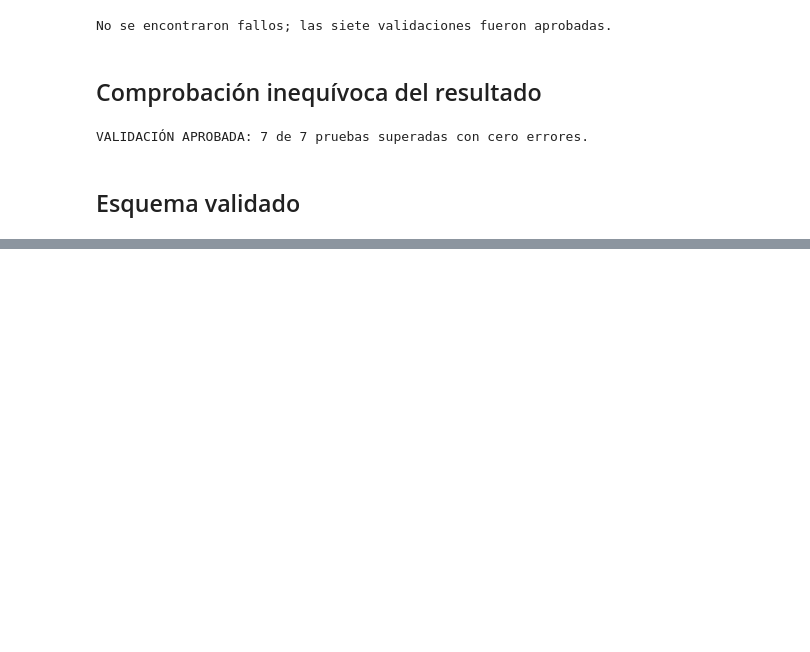
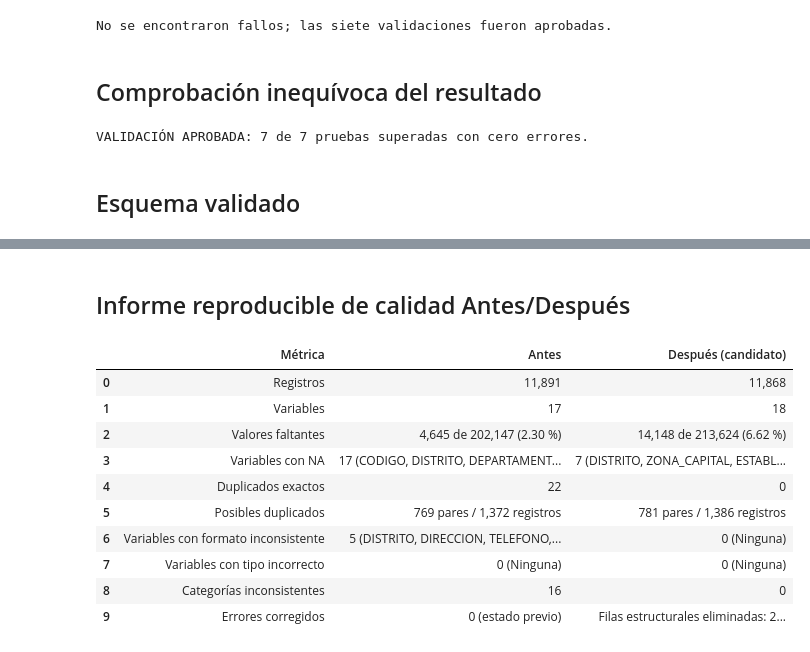
Before and after one commit to JosFer720/Proyecto-Data-Science, a Jupyter notebook: notebooks/05_validacion.ipynb, the cells around one changed output, grey strips where cells are left out. Saved outputs shown, nothing was run; the diff lists cells and outputs as text; code cells hidden in the pictures; blank space fills up the shorter version.

Commit message:
[ADD] Incorporar informe reproducible de calidad Antes/Después

```diff
--- a/notebooks/05_validacion.ipynb
+++ b/notebooks/05_validacion.ipynb
@@ -114,3 +119,31 @@ pd.DataFrame(
 | 15 | JORNADA | string | 0 | 6 |
 | 16 | PLAN | string | 0 | 13 |
 | 17 | DEPARTAMENTAL | string | 0 | 26 |
+# %% [markdown]
+## Informe reproducible de calidad Antes/Después
+# %%
+RUTA_RAW = ROOT / "data" / "raw" / "establecimientos_raw.csv"
+RUTA_TRANSFORMACIONES = ROOT / "data" / "processed" / "transformaciones.csv"
+RUTA_DUPLICADOS = ROOT / "data" / "processed" / "duplicados_revisados.csv"
+
+df_raw = pd.read_csv(RUTA_RAW, dtype="string", keep_default_na=False)
+transformaciones = pd.read_csv(RUTA_TRANSFORMACIONES, dtype="string")
+duplicados_revisados = pd.read_csv(RUTA_DUPLICADOS, dtype="string")
+
+comparacion = calcular_comparacion_calidad(
+    df_raw, df_candidato, transformaciones
+)
+tabla_calidad = tabla_comparativa(comparacion)
+tabla_calidad
+# %% [output]
+|  | Métrica | Antes | Después (candidato) |
+| 0 | Registros | 11,891 | 11,868 |
+| 1 | Variables | 17 | 18 |
+| 2 | Valores faltantes | 4,645 de 202,147 (2.30 %) | 14,148 de 213,624 (6.62 %) |
+| 3 | Variables con NA | 17 (CODIGO, DISTRITO, DEPARTAMENT... | 7 (DISTRITO, ZONA_CAPITAL, ESTABL... |
+| 4 | Duplicados exactos | 22 | 0 |
+| 5 | Posibles duplicados | 769 pares / 1,372 registros | 781 pares / 1,386 registros |
+| 6 | Variables con formato inconsistente | 5 (DISTRITO, DIRECCION, TELEFONO,... | 0 (Ninguna) |
+| 7 | Variables con tipo incorrecto | 0 (Ninguna) | 0 (Ninguna) |
+| 8 | Categorías inconsistentes | 16 | 0 |
+| 9 | Errores corregidos | 0 (estado previo) | Filas estructurales eliminadas: 2... |
```
Also changed, not shown: parts of 12 cells of this notebook, 5 other files.
